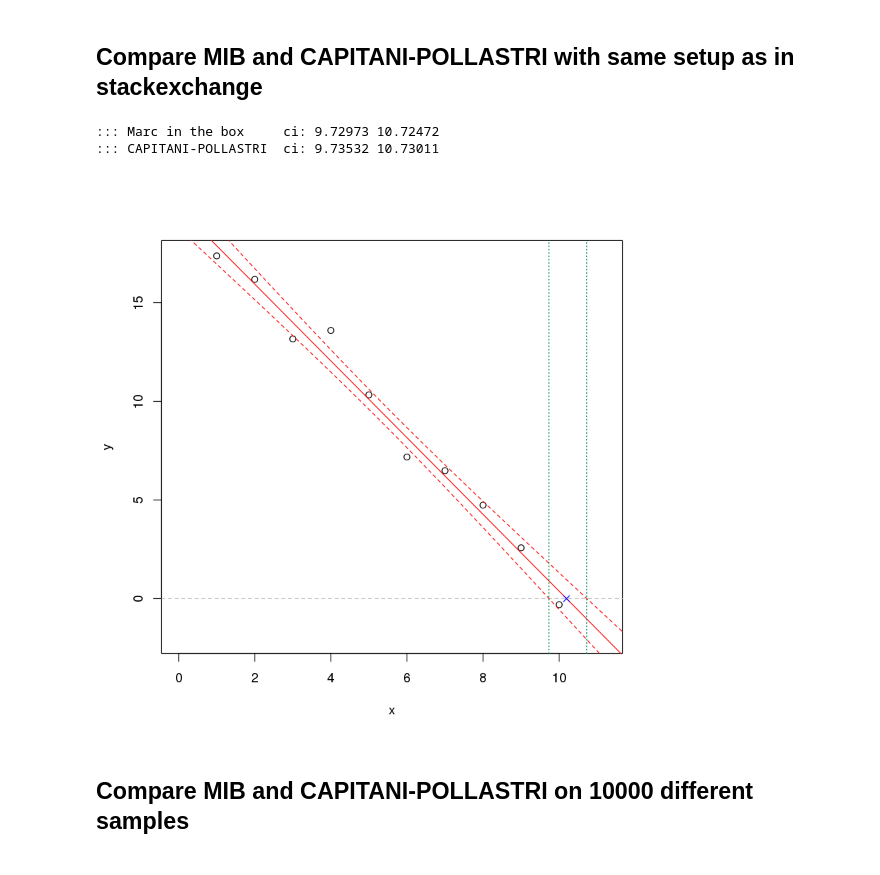
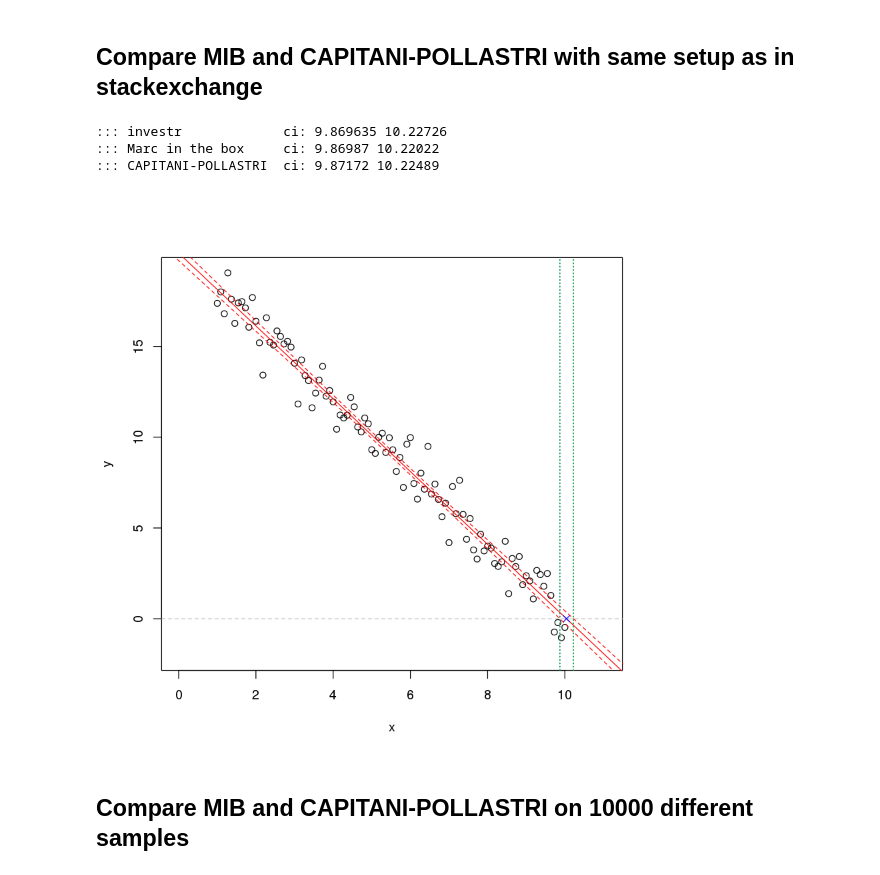
Before and after one commit to adrienrenaud/stackExchange, a Jupyter notebook: crossValidated/q221630/answer.ipynb, the cells around one changed output. Saved outputs shown, nothing was run; the diff lists cells and outputs as text; code cells hidden in the pictures.

Commit message:
added investr in inverse regression

```diff
--- a/crossValidated/q221630/answer.ipynb
+++ b/crossValidated/q221630/answer.ipynb
@@ -101,7 +110,8 @@ Quantile_W <- function(q, mu_X,mu_Y,sigma_X,sigma_Y,rho)
 ## Compare MIB and CAPITANI-POLLASTRI with same setup as in stackexchange
 # %%
 set.seed(1)
-x <- 1:10
+#x <- 1:10
+x <- seq(1,10, length.out=100)
 a <- 20
 b <- -2
 y <- a + b*x + rnorm(length(x), mean=0, sd=1)
@@ -121,37 +131,43 @@ newdat <- data.frame(x=seq(-2,12,len=1000))
 
 # CI
 pred <- predict(fit, newdata=newdat, se.fit = TRUE)
 newdat$yplus <-pred$fit + n_sigma*pred$se.fit
 newdat$yminus <-pred$fit - n_sigma*pred$se.fit
 lines(yplus ~ x, newdat, col=2, lty=2)
 lines(yminus ~ x, newdat, col=2, lty=2)
 
 # approximate CI of XINT
 lwr <- newdat$x[which.min((newdat$yminus-0)^2)]
 upr <- newdat$x[which.min((newdat$yplus-0)^2)]
 abline(v=c(lwr, upr), lty=3, col=4)
 
-#
+# from CAPITANI-POLLASTRI
 v <- vcov(fit)
 sigma_intercept <- sqrt(v[1,1])
 sigma_slope <- sqrt(v[2,2])
 rho <- v[2,1]/(sigma_slope*sigma_intercept)
 slope <- coef(fit)[2]
 intercept <- coef(fit)[1]
 
 qlwr <- Quantile_W(lwr_q, -slope, intercept, sigma_slope, sigma_intercept, -rho)
 cp_lwr <- qlwr$root
 qupr = Quantile_W(upr_q, -slope, intercept, sigma_slope, sigma_intercept, -rho)
 cp_upr <- qupr$root
 
 abline(v=c(cp_lwr, cp_upr), lty=3, col=3)
 
+# from investr
+res_investr <- calibrate(fit, y0=0, interval="inversion", level=cl,  mean.response=TRUE)
+
+
+cat('::: investr             ci:', res_investr$lower, res_investr$upper, '\n')
 cat('::: Marc in the box     ci:', lwr, upr, '\n')
 cat('::: CAPITANI-POLLASTRI  ci:', cp_lwr, cp_upr)
 # %% [output]
-::: Marc in the box     ci: 9.72973 10.72472
-::: CAPITANI-POLLASTRI  ci: 9.73532 10.73011
+::: investr             ci: 9.869635 10.22726
+::: Marc in the box     ci: 9.86987 10.22022
+::: CAPITANI-POLLASTRI  ci: 9.87172 10.22489
-[figure, old version]
+[figure, new version]
 # %% [markdown]
 ## Compare MIB and CAPITANI-POLLASTRI on 10000 different samples
 # %%
```
Also changed, not shown: parts of 12 cells of this notebook.
